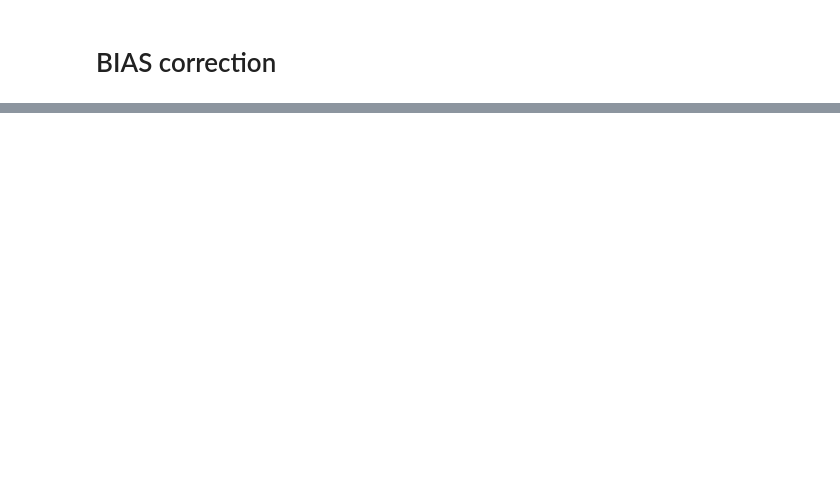
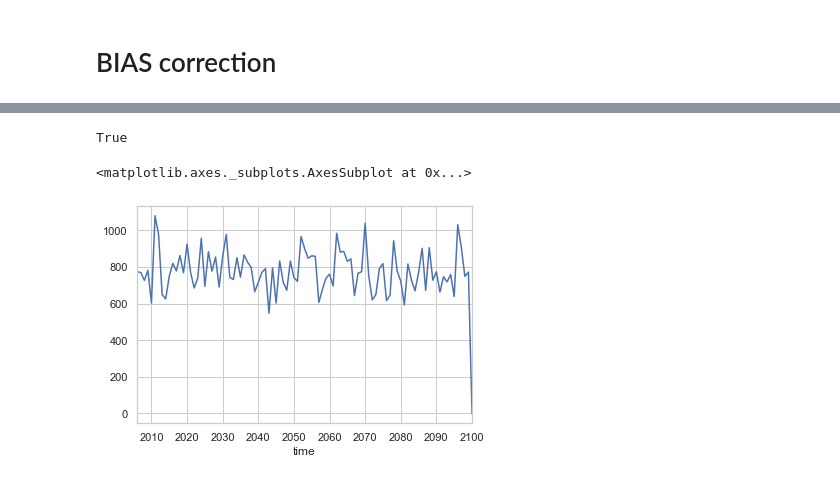
Before and after one commit to jonaslenz/RUINSapp, a Jupyter notebook: Climate_cleaner.ipynb, the cells around one changed output, grey strips where cells are left out. Saved outputs shown, nothing was run; the diff lists cells and outputs as text; code cells hidden in the pictures; blank space fills up the shorter version.

```diff
--- a/Climate_cleaner.ipynb
+++ b/Climate_cleaner.ipynb
@@ -192,8 +182,0 @@ Coordinates:
-# %%
-w1 = weather['Emden'].sel(vars=vari).to_dataframe()['1998':'2019']
-w2 = weather['Norderney'].sel(vars=vari).to_dataframe()['1998':'2019']
-w1 = weather[stat1].sel(vars=vari).to_dataframe()['1998':'2019']
-w1.columns = ['bla', vari]
-
-w2 = weather[stat1].sel(vars=vari).to_dataframe()['1998':'2019']
-w2.columns = ['bla', vari]
@@ -199,0 +408,9 @@ w2.columns = ['bla', vari]
+# %%
+not (any(abc.Prec.resample('1y').sum()['2010':'2020'] <=0) or any(abc.Prec.resample('1y').sum()['2090':'2099'] <=0))
+# %% [output]
+True
+# %%
+abc.Prec.resample('1y').sum().plot()
+# %% [output]
+<matplotlib.axes._subplots.AxesSubplot at 0x...>
+[figure, added]
```
Also changed, not shown: parts of 21 cells of this notebook.
